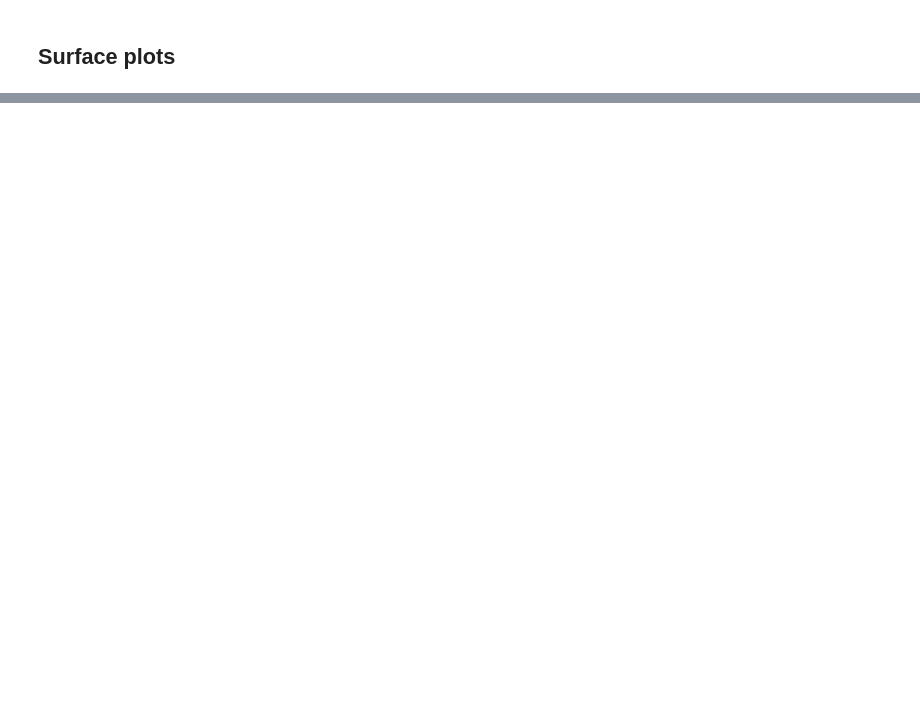
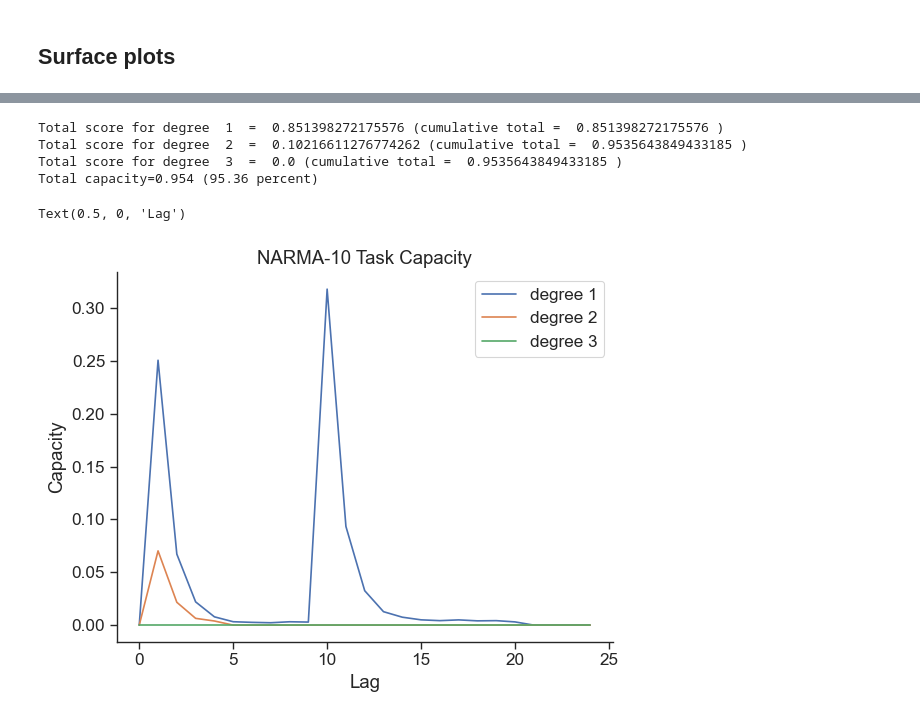
Before and after one commit to StefanIacob/DDN-public, a Jupyter notebook: capacitiesExample.ipynb, the cells around one changed output, grey strips where cells are left out. Drawn from its saved outputs; the diff is of its cells as text; code cells hidden in the pictures; blank space fills up the shorter version.

```diff
--- a/capacitiesExample.ipynb
+++ b/capacitiesExample.ipynb
@@ -108,0 +149,49 @@ plt.savefig('figs_output/example_IPC.pdf')
+# %%
+# Create task output
+narma_in = (data_in + 1) / 4
+narma_out = createNARMAFromInput(narma_in)
+
+data_in = np.array(data_in)
+narma_out = np.array(narma_out)
+
+# Define IPC search space
+max_lag = 50
+max_degree = 3
+max_window = 32
+params = {
+    'mindel': 1,
+    'mindeg': 1,
+    'maxdel': max_lag,
+    'maxdeg': max_degree,
+    'minvars': 1,
+    'maxvars': 4,
+    'minwindow': 0,
+    'maxwindow': max_window,
+    'm_delay': False,
+    'm_degrees': False,
+    'm_window': False,
+    'm_windowpos': False,
+    'm_variables': False
+}
+
+Citer=CAP.capacity_iterator(**params)#, verbose = 1)
+totalcap_task, allcaps_task, numcaps_task, nodes_task = Citer.collect(data_in, narma_out)
+# %% [output]
+Total score for degree  1  =  0.851398272175576 (cumulative total =  0.851398272175576 )
+Total score for degree  2  =  0.10216611276774262 (cumulative total =  0.9535643849433185 )
+Total score for degree  3  =  0.0 (cumulative total =  0.9535643849433185 )
+Total capacity=0.954 (95.36 percent)
+# %%
+custom_params = {"axes.spines.right": False, "axes.spines.top": False}
+sns.set_theme(style="ticks", font_scale=1.4, palette='deep', context='paper', rc=custom_params)
+V = cap2vec(allcaps_task, maxdel = max_lag, maxdeg = max_degree)
+plt.figure()
+plt.plot(V[:25])
+plt.title('NARMA-10 Task Capacity')
+plt.legend(['degree ' + str(i+1) for i in range(max_degree)])
+plt.ylabel('Capacity')
+plt.xlabel('Lag')
+# plt.savefig('figs_output/example_IPC.pdf')
+# %% [output]
+Text(0.5, 0, 'Lag')
+[figure, added]
```
Also changed, not shown: parts of 8 cells of this notebook, 3 other files.
